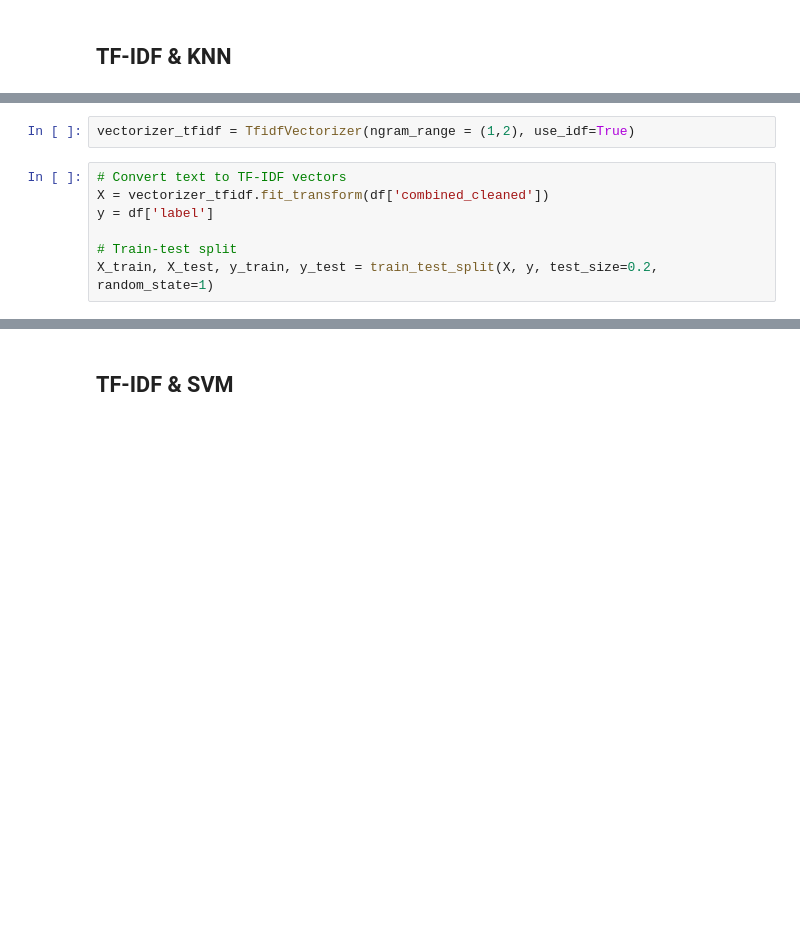
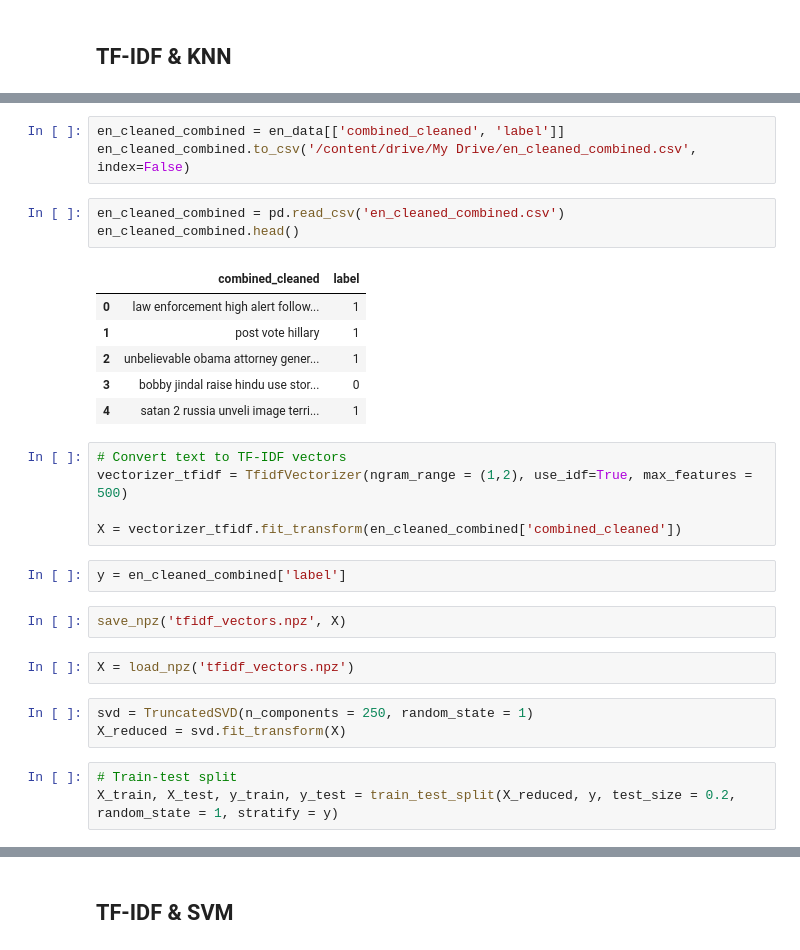
Before and after one commit to aylinkarapanar/fake_news, a Jupyter notebook: Final_Assignment.ipynb, the cells around one changed output, grey strips where cells are left out. Drawn from its saved outputs; the diff is of its cells as text; blank space fills up the shorter version.

```diff
--- a/Final_Assignment.ipynb
+++ b/Final_Assignment.ipynb
@@ -592,11 +595,32 @@ en_data['combined_cleaned'].head()
-# %%
-vectorizer_tfidf = TfidfVectorizer(ngram_range = (1,2), use_idf=True)
+# %%
+en_cleaned_combined = en_data[['combined_cleaned', 'label']]
+en_cleaned_combined.to_csv('/content/drive/My Drive/en_cleaned_combined.csv', index=False)
+# %%
+en_cleaned_combined = pd.read_csv('en_cleaned_combined.csv')
+en_cleaned_combined.head()
+# %% [output]
+|  | combined_cleaned | label |
+| 0 | law enforcement high alert follow... | 1 |
+| 1 | post vote hillary | 1 |
+| 2 | unbelievable obama attorney gener... | 1 |
+| 3 | bobby jindal raise hindu use stor... | 0 |
+| 4 | satan 2 russia unveli image terri... | 1 |
+# %%
+# Convert text to TF-IDF vectors
+vectorizer_tfidf = TfidfVectorizer(ngram_range = (1,2), use_idf=True, max_features = 500)
+
+X = vectorizer_tfidf.fit_transform(en_cleaned_combined['combined_cleaned'])
+# %%
+y = en_cleaned_combined['label']
+# %%
+save_npz('tfidf_vectors.npz', X)
+# %%
+X = load_npz('tfidf_vectors.npz')
+# %%
+svd = TruncatedSVD(n_components = 250, random_state = 1)
+X_reduced = svd.fit_transform(X)
 # %%
-# Convert text to TF-IDF vectors
-X = vectorizer_tfidf.fit_transform(df['combined_cleaned'])
-y = df['label']
-
 # Train-test split
-X_train, X_test, y_train, y_test = train_test_split(X, y, test_size=0.2, random_state=1)
+X_train, X_test, y_train, y_test = train_test_split(X_reduced, y, test_size = 0.2, random_state = 1, stratify = y)
 # %%
 X_train
```
Also changed, not shown: parts of 26 cells of this notebook.
